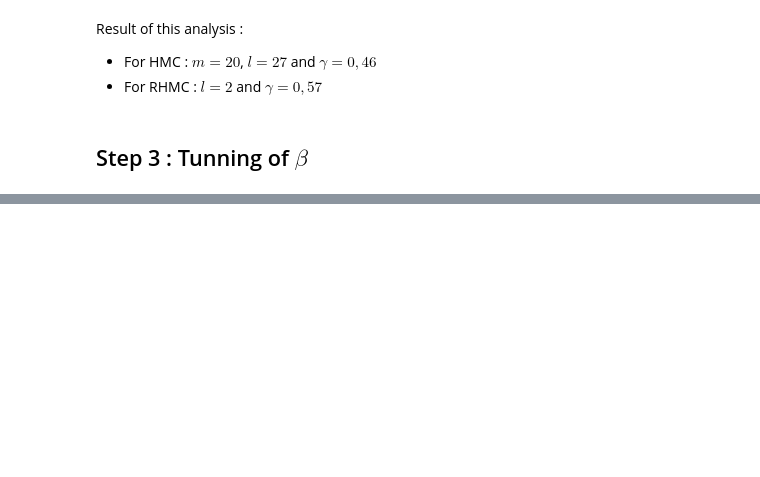
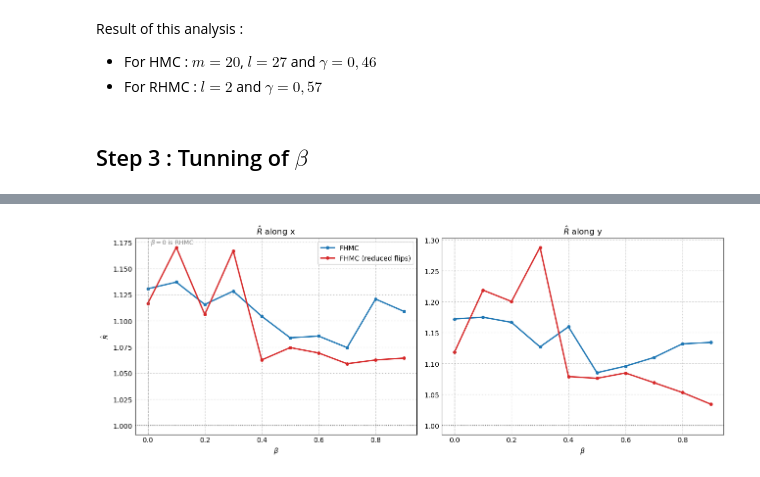
Before and after one commit to abelmaxv/geodesic_toolbox, a Jupyter notebook: internship_experiments/rosenbrock_parameters_tunning.ipynb, the cells around one changed output, grey strips where cells are left out. Saved outputs shown, nothing was run; the diff lists cells and outputs as text; code cells hidden in the pictures; blank space fills up the shorter version.

```diff
--- a/internship_experiments/rosenbrock_parameters_tunning.ipynb
+++ b/internship_experiments/rosenbrock_parameters_tunning.ipynb
@@ -389,0 +446,28 @@ plt.show()
+# %%
+fig, axes = plt.subplots(1, d, figsize=(13, 5), sharex=True)
+
+for dim, ax in enumerate(axes):
+    for mat, color, label in [
+        (rhat_full[:, dim],    color_full,    "FHMC"),
+        (rhat_reduced[:, dim], color_reduced, "FHMC (reduced flips)"),
+    ]:
+        ax.plot(betas, mat, label=label, color=color, linewidth=2, marker="o", markersize=4)
+
+    # beta = 0 is RHMC.
+    ax.axvline(0.0, color="grey", linestyle="--", linewidth=1, alpha=0.6)
+    ax.axhline(1.0, color="black", linestyle=":", linewidth=1, alpha=0.6)
+
+    ax.grid(True, linestyle=":", color="grey", alpha=0.6)
+    ax.set_axisbelow(True)
+    ax.set_xlabel(r"$\beta$")
+    ax.set_title(f"$\\hat R$ along {coord_names[dim]}")
+    ax.tick_params(length=0)
+
+axes[0].set_ylabel(r"$\hat R$")
+axes[0].text(0.01, axes[0].get_ylim()[1], r"$\beta=0$ is RHMC", va="top", fontsize=9, color="grey")
+axes[0].legend(frameon=True)
+
+plt.tight_layout()
+plt.show()
+# %% [output]
+[figure, added]
```
Also changed, not shown: parts of 7 cells of this notebook, 1 other file.
